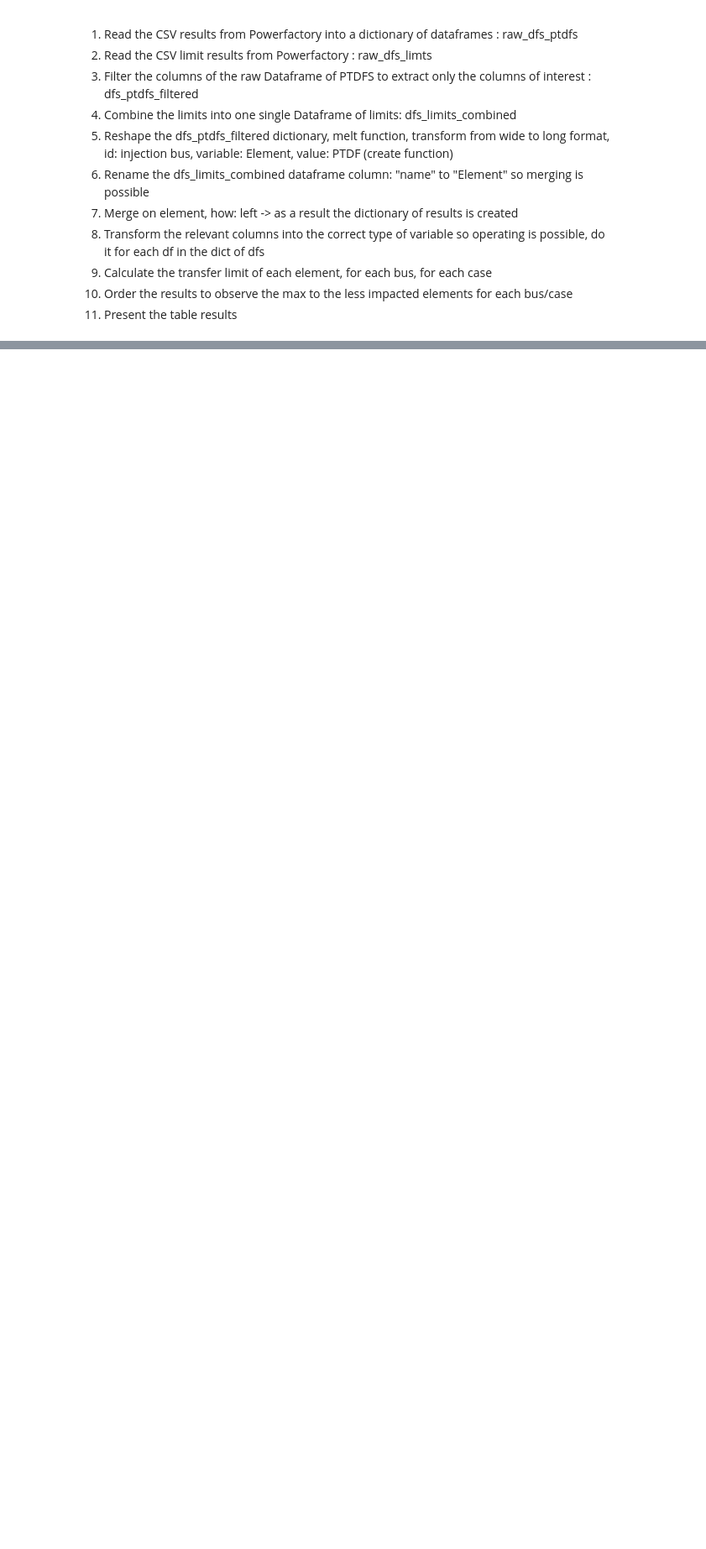
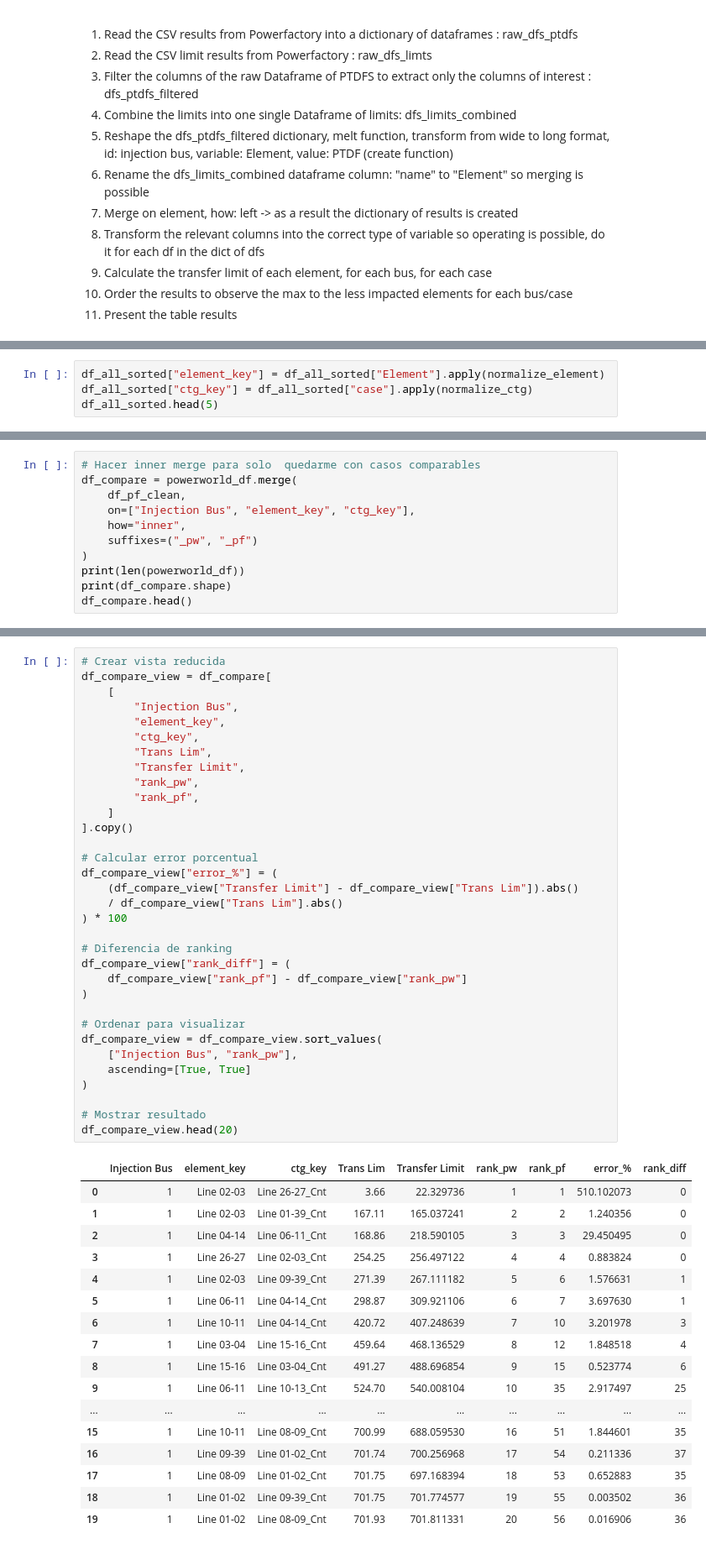
Before and after one commit to marioataveraleon/Thesis, a Jupyter notebook: Scripts/tca.ipynb, the cells around one changed output, grey strips where cells are left out. Shown at 84% size. Cells and saved outputs as stored; diff of their text form; blank space fills up the shorter version.

Commit message:
HCA analyisis comparison table created

```diff
--- a/Scripts/tca.ipynb
+++ b/Scripts/tca.ipynb
@@ -395,0 +550,4 @@ The results coming from here are generated with actual HCA analysis from powerfa
+# %%
+df_all_sorted["element_key"] = df_all_sorted["Element"].apply(normalize_element)
+df_all_sorted["ctg_key"] = df_all_sorted["case"].apply(normalize_ctg)
+df_all_sorted.head(5)
@@ -395,0 +621,11 @@ The results coming from here are generated with actual HCA analysis from powerfa
+# %%
+# Hacer inner merge para solo  quedarme con casos comparables
+df_compare = powerworld_df.merge(
+    df_pf_clean,
+    on=["Injection Bus", "element_key", "ctg_key"],
+    how="inner",
+    suffixes=("_pw", "_pf")
+)
+print(len(powerworld_df))
+print(df_compare.shape)
+df_compare.head()
@@ -395,0 +642,51 @@ The results coming from here are generated with actual HCA analysis from powerfa
+# %%
+# Crear vista reducida
+df_compare_view = df_compare[
+    [
+        "Injection Bus",
+        "element_key",
+        "ctg_key",
+        "Trans Lim",
+        "Transfer Limit",
+        "rank_pw",
+        "rank_pf",
+    ]
+].copy()
+
+# Calcular error porcentual
+df_compare_view["error_%"] = (
+    (df_compare_view["Transfer Limit"] - df_compare_view["Trans Lim"]).abs()
+    / df_compare_view["Trans Lim"].abs()
+) * 100
+
+# Diferencia de ranking
+df_compare_view["rank_diff"] = (
+    df_compare_view["rank_pf"] - df_compare_view["rank_pw"]
+)
+
+# Ordenar para visualizar
+df_compare_view = df_compare_view.sort_values(
+    ["Injection Bus", "rank_pw"],
+    ascending=[True, True]
+)
+
+# Mostrar resultado
+df_compare_view.head(20)
+# %% [output]
+|  | Injection Bus | element_key | ctg_key | Trans Lim | Transfer Limit | rank_pw | rank_pf | error_% | rank_diff |
+| 0 | 1 | Line 02-03 | Line 26-27_Cnt | 3.66 | 22.329736 | 1 | 1 | 510.102073 | 0 |
+| 1 | 1 | Line 02-03 | Line 01-39_Cnt | 167.11 | 165.037241 | 2 | 2 | 1.240356 | 0 |
+| 2 | 1 | Line 04-14 | Line 06-11_Cnt | 168.86 | 218.590105 | 3 | 3 | 29.450495 | 0 |
+| 3 | 1 | Line 26-27 | Line 02-03_Cnt | 254.25 | 256.497122 | 4 | 4 | 0.883824 | 0 |
+| 4 | 1 | Line 02-03 | Line 09-39_Cnt | 271.39 | 267.111182 | 5 | 6 | 1.576631 | 1 |
+| 5 | 1 | Line 06-11 | Line 04-14_Cnt | 298.87 | 309.921106 | 6 | 7 | 3.697630 | 1 |
+| 6 | 1 | Line 10-11 | Line 04-14_Cnt | 420.72 | 407.248639 | 7 | 10 | 3.201978 | 3 |
+| 7 | 1 | Line 03-04 | Line 15-16_Cnt | 459.64 | 468.136529 | 8 | 12 | 1.848518 | 4 |
+| 8 | 1 | Line 15-16 | Line 03-04_Cnt | 491.27 | 488.696854 | 9 | 15 | 0.523774 | 6 |
+| 9 | 1 | Line 06-11 | Line 10-13_Cnt | 524.70 | 540.008104 | 10 | 35 | 2.917497 | 25 |
+| ... | ... | ... | ... | ... | ... | ... | ... | ... | ... |
+| 15 | 1 | Line 10-11 | Line 08-09_Cnt | 700.99 | 688.059530 | 16 | 51 | 1.844601 | 35 |
+| 16 | 1 | Line 09-39 | Line 01-02_Cnt | 701.74 | 700.256968 | 17 | 54 | 0.211336 | 37 |
+| 17 | 1 | Line 08-09 | Line 01-02_Cnt | 701.75 | 697.168394 | 18 | 53 | 0.652883 | 35 |
+| 18 | 1 | Line 01-02 | Line 09-39_Cnt | 701.75 | 701.774577 | 19 | 55 | 0.003502 | 36 |
+| 19 | 1 | Line 01-02 | Line 08-09_Cnt | 701.93 | 701.811331 | 20 | 56 | 0.016906 | 36 |
```
Also changed, not shown: parts of 15 cells of this notebook, 3 other files.
